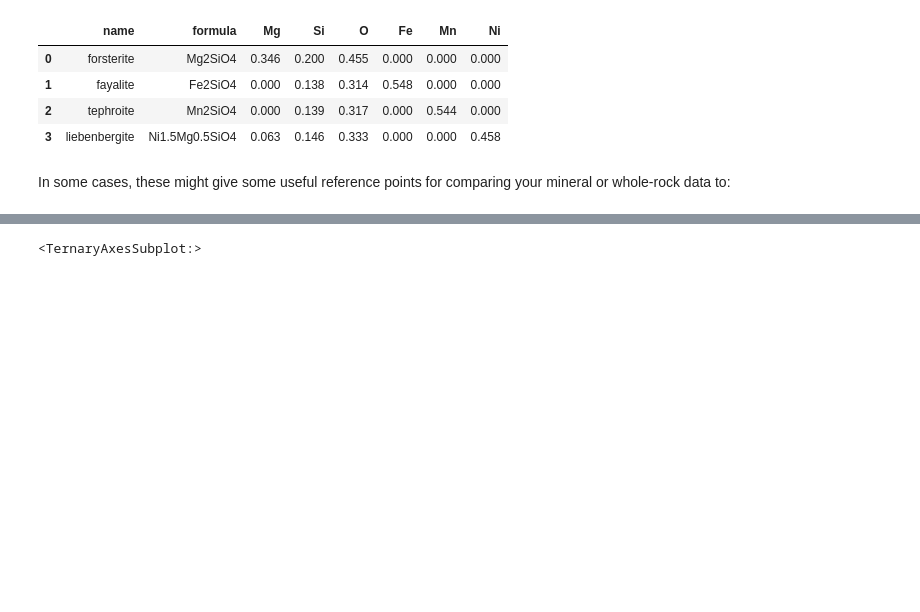
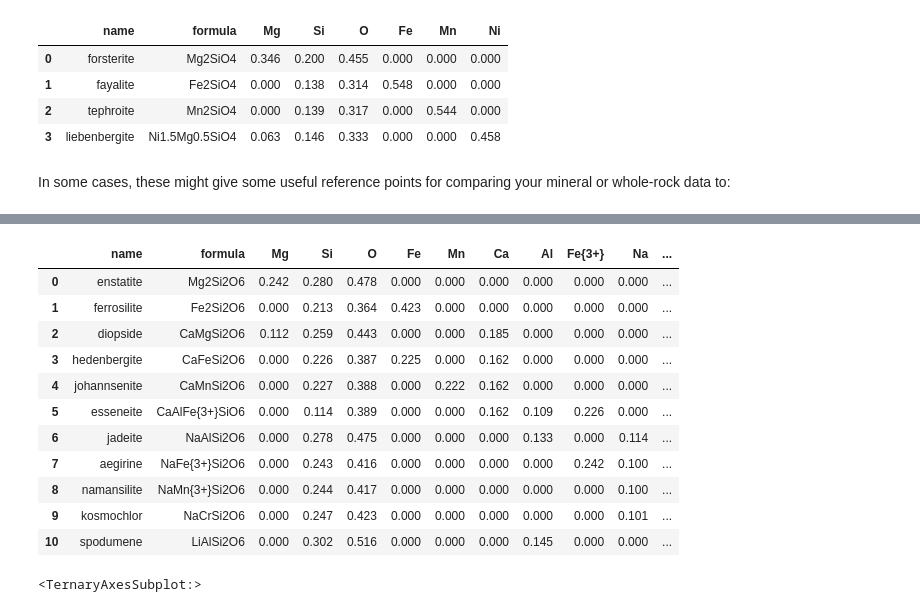
Before and after one commit to morganjwilliams/202103-MQ-pyrolite-workshop, a Jupyter notebook: notebooks/06_minerals.ipynb, the cells around one changed output, grey strips where cells are left out. Saved outputs shown, nothing was run; the diff lists cells and outputs as text; code cells hidden in the pictures; blank space fills up the shorter version.

```diff
--- a/notebooks/06_minerals.ipynb
+++ b/notebooks/06_minerals.ipynb
@@ -84,3 +93,18 @@ px_comps[['CaO', 'MgO']].pyroplot.scatter(c='k', s=10)
+# %%
+get_mineral_group('pyroxene')
+# %% [output]
+|  | name | formula | Mg | Si | O | Fe | Mn | Ca | Al | Fe{3+} | Na | ... |
+| 0 | enstatite | Mg2Si2O6 | 0.242 | 0.280 | 0.478 | 0.000 | 0.000 | 0.000 | 0.000 | 0.000 | 0.000 | ... |
+| 1 | ferrosilite | Fe2Si2O6 | 0.000 | 0.213 | 0.364 | 0.423 | 0.000 | 0.000 | 0.000 | 0.000 | 0.000 | ... |
+| 2 | diopside | CaMgSi2O6 | 0.112 | 0.259 | 0.443 | 0.000 | 0.000 | 0.185 | 0.000 | 0.000 | 0.000 | ... |
+| 3 | hedenbergite | CaFeSi2O6 | 0.000 | 0.226 | 0.387 | 0.225 | 0.000 | 0.162 | 0.000 | 0.000 | 0.000 | ... |
+| 4 | johannsenite | CaMnSi2O6 | 0.000 | 0.227 | 0.388 | 0.000 | 0.222 | 0.162 | 0.000 | 0.000 | 0.000 | ... |
+| 5 | esseneite | CaAlFe{3+}SiO6 | 0.000 | 0.114 | 0.389 | 0.000 | 0.000 | 0.162 | 0.109 | 0.226 | 0.000 | ... |
+| 6 | jadeite | NaAlSi2O6 | 0.000 | 0.278 | 0.475 | 0.000 | 0.000 | 0.000 | 0.133 | 0.000 | 0.114 | ... |
+| 7 | aegirine | NaFe{3+}Si2O6 | 0.000 | 0.243 | 0.416 | 0.000 | 0.000 | 0.000 | 0.000 | 0.242 | 0.100 | ... |
+| 8 | namansilite | NaMn{3+}Si2O6 | 0.000 | 0.244 | 0.417 | 0.000 | 0.000 | 0.000 | 0.000 | 0.000 | 0.100 | ... |
+| 9 | kosmochlor | NaCrSi2O6 | 0.000 | 0.247 | 0.423 | 0.000 | 0.000 | 0.000 | 0.000 | 0.000 | 0.101 | ... |
+| 10 | spodumene | LiAlSi2O6 | 0.000 | 0.302 | 0.516 | 0.000 | 0.000 | 0.000 | 0.145 | 0.000 | 0.000 | ... |
 # %%
 px_comps[['CaO', 'MgO', 'Al2O3']].pyroplot.scatter(c='k', marker='o', s=100, zorder=10)
 # %% [output]
```
Also changed, not shown: parts of 10 cells of this notebook.
